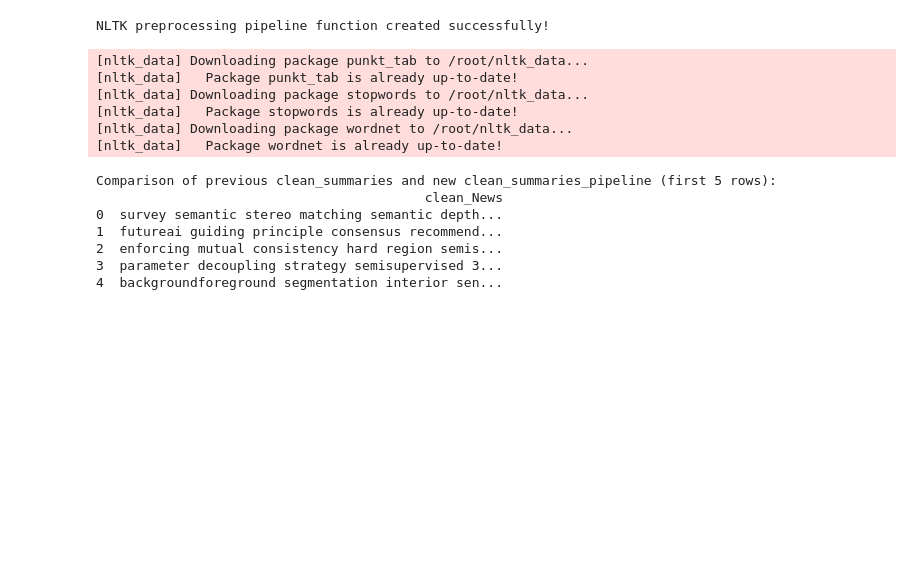
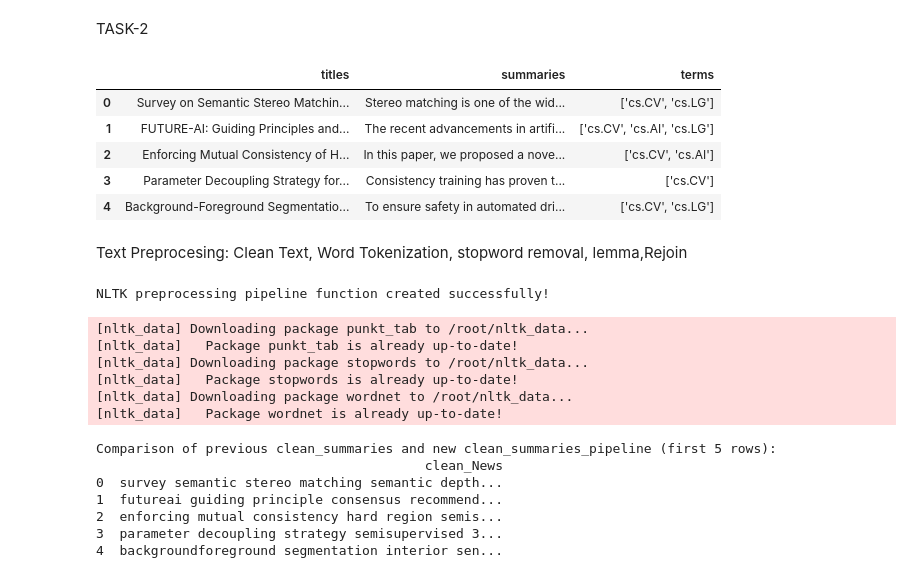
Before and after one commit to 2403a52225-maker/NLP, a Jupyter notebook: 2403A52225_Assignment_6_3(NLP).ipynb, the cells around one changed output. Drawn from its saved outputs; the diff is of its cells as text; code cells hidden in the pictures; blank space fills up the shorter version.

```diff
--- a/2403A52225_Assignment_6_3(NLP).ipynb
+++ b/2403A52225_Assignment_6_3(NLP).ipynb
@@ -214,3 +260,19 @@ print(data.head())
+# %% [markdown]
+TASK-2
+# %%
+import pandas as pd
+data=pd.read_csv('/content/arxiv_data.csv')
+
+display(data.head())
+# %% [output]
+|  | titles | summaries | terms |
+| 0 | Survey on Semantic Stereo Matchin... | Stereo matching is one of the wid... | ['cs.CV', 'cs.LG'] |
+| 1 | FUTURE-AI: Guiding Principles and... | The recent advancements in artifi... | ['cs.CV', 'cs.AI', 'cs.LG'] |
+| 2 | Enforcing Mutual Consistency of H... | In this paper, we proposed a nove... | ['cs.CV', 'cs.AI'] |
+| 3 | Parameter Decoupling Strategy for... | Consistency training has proven t... | ['cs.CV'] |
+| 4 | Background-Foreground Segmentatio... | To ensure safety in automated dri... | ['cs.CV', 'cs.LG'] |
+# %% [markdown]
+Text Preprocesing: Clean Text, Word Tokenization, stopword removal, lemma,Rejoin
 # %%
 import re
 import nltk
```
Also changed, not shown: parts of 61 cells of this notebook.
